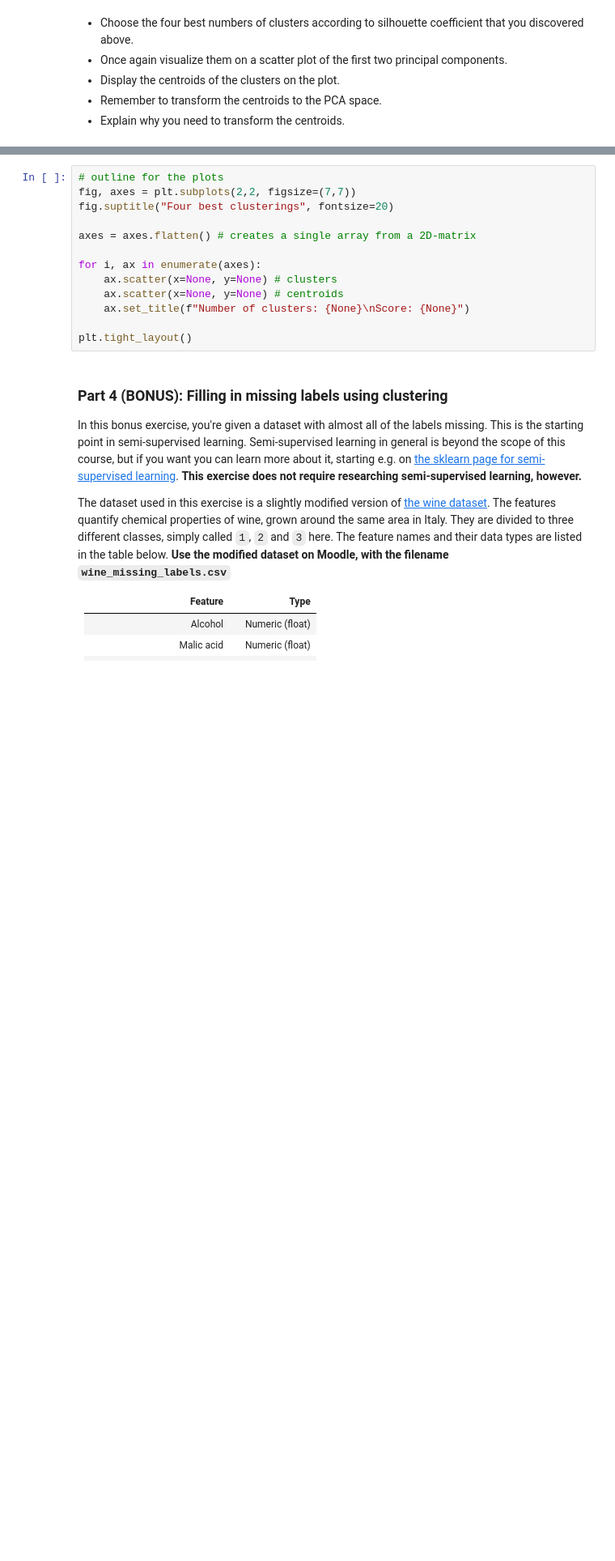
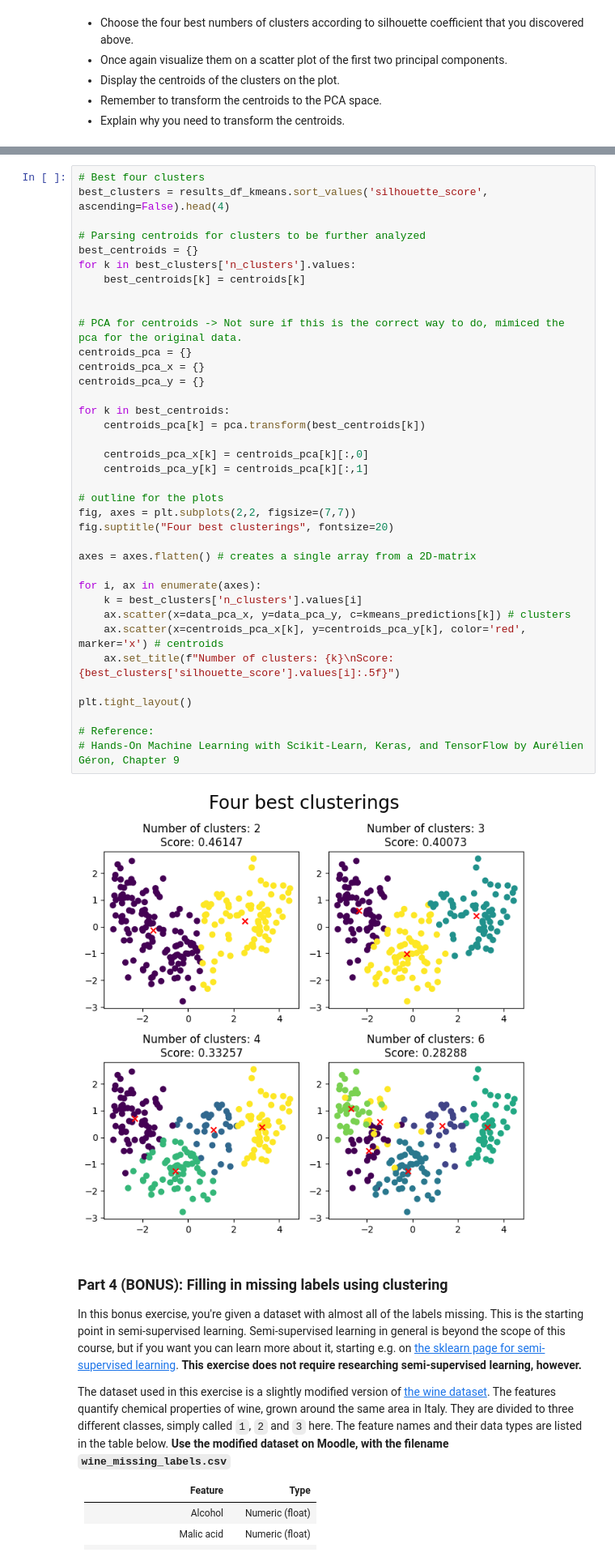
Before and after one commit to arttusamuel/dakd-2024, a Jupyter notebook: Excercise3-unsupervised-learning/your_name_here_DAKD_2024_exercise_3.ipynb, the cells around one changed output, grey strips where cells are left out. Shown at 81% size. Drawn from its saved outputs; the diff is of its cells as text; blank space fills up the shorter version.

```diff
--- a/Excercise3-unsupervised-learning/your_name_here_DAKD_2024_exercise_3.ipynb
+++ b/Excercise3-unsupervised-learning/your_name_here_DAKD_2024_exercise_3.ipynb
@@ -394,16 +452,42 @@ YOUR ANSWER
 # %%
+# Best four clusters
+best_clusters = results_df_kmeans.sort_values('silhouette_score', ascending=False).head(4)
+
+# Parsing centroids for clusters to be further analyzed
+best_centroids = {}
+for k in best_clusters['n_clusters'].values:
+    best_centroids[k] = centroids[k]
+
+
+# PCA for centroids -> Not sure if this is the correct way to do, mimiced the pca for the original data.
+centroids_pca = {}
+centroids_pca_x = {}
+centroids_pca_y = {}
+
+for k in best_centroids:
+    centroids_pca[k] = pca.transform(best_centroids[k])
+
+    centroids_pca_x[k] = centroids_pca[k][:,0]
+    centroids_pca_y[k] = centroids_pca[k][:,1]
+
 # outline for the plots
 fig, axes = plt.subplots(2,2, figsize=(7,7))
 fig.suptitle("Four best clusterings", fontsize=20)
 
 axes = axes.flatten() # creates a single array from a 2D-matrix
 
 for i, ax in enumerate(axes):
-    ax.scatter(x=None, y=None) # clusters
-    ax.scatter(x=None, y=None) # centroids
-    ax.set_title(f"Number of clusters: {None}\nScore: {None}")
+    k = best_clusters['n_clusters'].values[i]
+    ax.scatter(x=data_pca_x, y=data_pca_y, c=kmeans_predictions[k]) # clusters
+    ax.scatter(x=centroids_pca_x[k], y=centroids_pca_y[k], color='red', marker='x') # centroids
+    ax.set_title(f"Number of clusters: {k}\nScore: {best_clusters['silhouette_score'].values[i]:.5f}")
 
 plt.tight_layout()
+
+# Reference:
+# Hands-On Machine Learning with Scikit-Learn, Keras, and TensorFlow by Aurélien Géron, Chapter 9
+# %% [output]
+[figure, added]
 # %% [markdown]
 ### Part 4 (BONUS): Filling in missing labels using clustering
 
```
Also changed, not shown: parts of 14 cells of this notebook.
